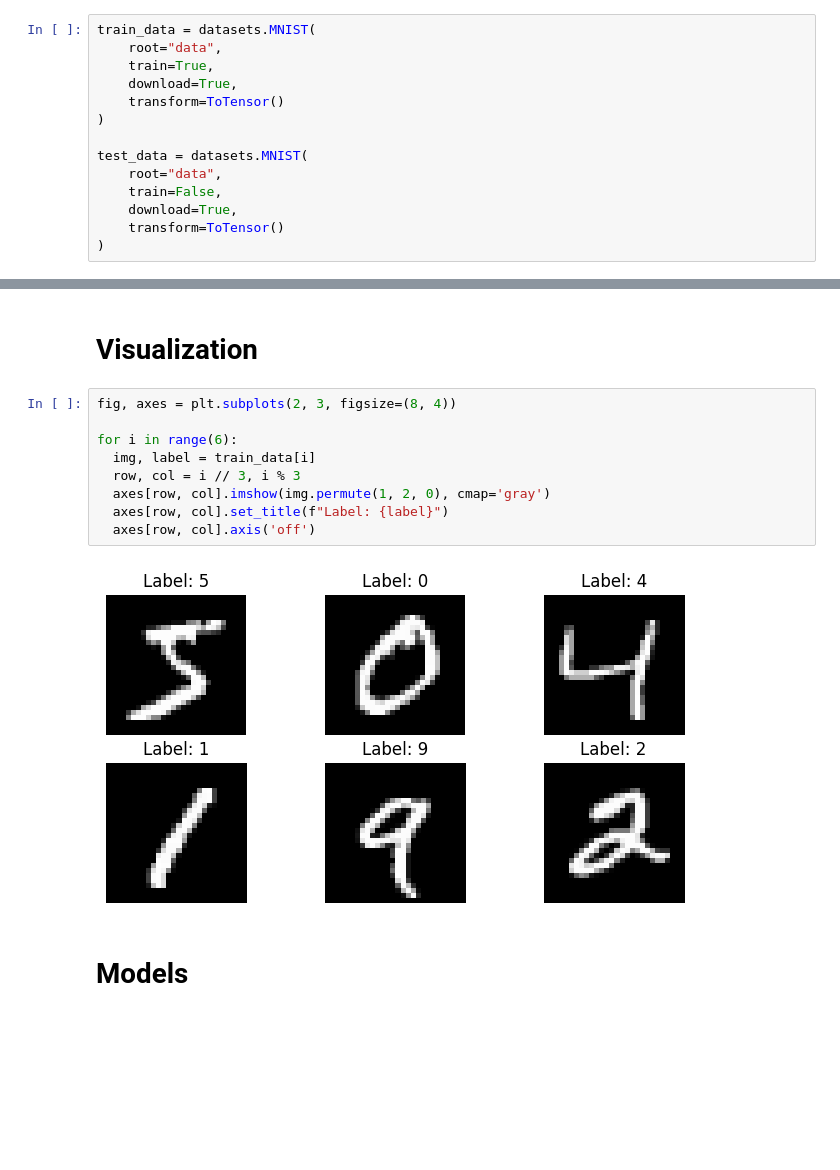
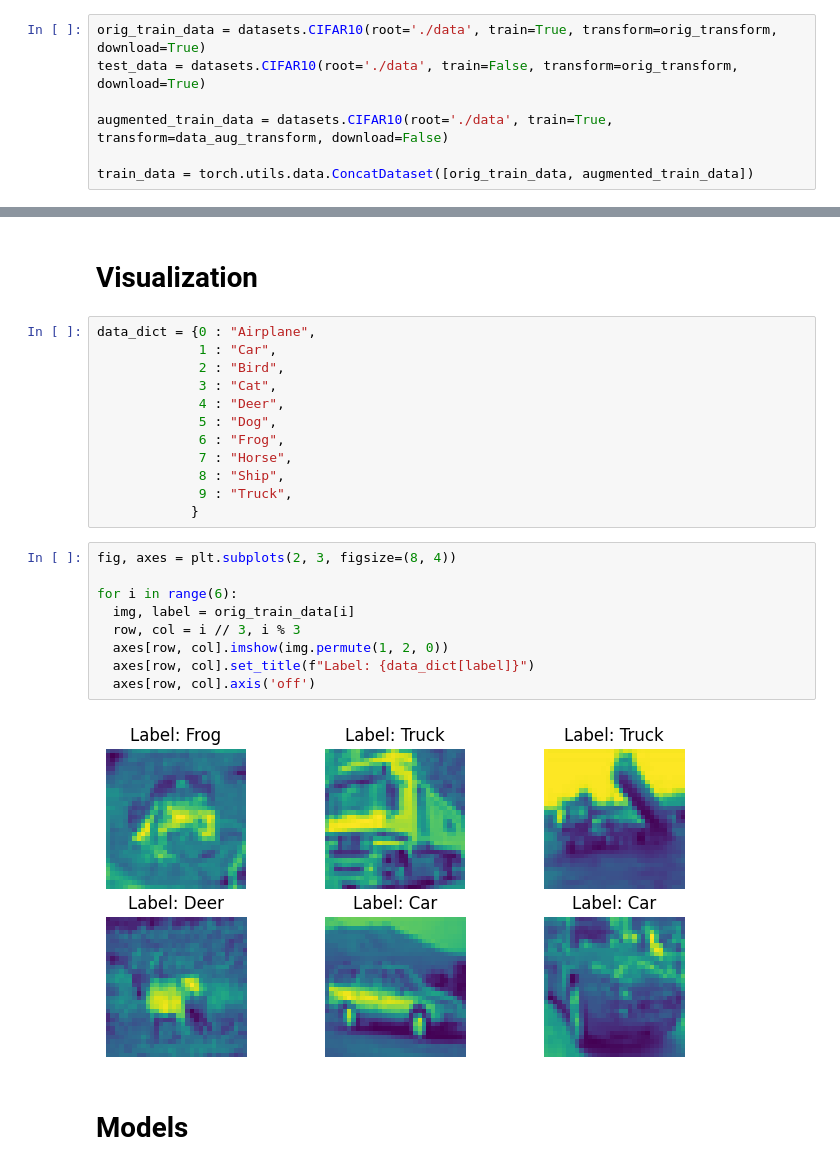
Before and after one commit to kuomat/image_playground, a Jupyter notebook: pytorch_cnn.ipynb, the cells around one changed output, grey strips where cells are left out. Cells and saved outputs as stored; diff of their text form; blank space fills up the shorter version.

```diff
--- a/pytorch_cnn.ipynb
+++ b/pytorch_cnn.ipynb
@@ -23,15 +34,8 @@ transform = transforms.Compose([
 # %%
-train_data = datasets.MNIST(
-    root="data",
-    train=True,
-    download=True,
-    transform=ToTensor()
-)
+orig_train_data = datasets.CIFAR10(root='./data', train=True, transform=orig_transform, download=True)
+test_data = datasets.CIFAR10(root='./data', train=False, transform=orig_transform, download=True)
 
-test_data = datasets.MNIST(
-    root="data",
-    train=False,
-    download=True,
-    transform=ToTensor()
-)
+augmented_train_data = datasets.CIFAR10(root='./data', train=True, transform=data_aug_transform, download=False)
+
+train_data = torch.utils.data.ConcatDataset([orig_train_data, augmented_train_data])
 # %% [output]
@@ -59,17 +58,29 @@ train_loader = torch.utils.data.DataLoader(train_data, batch_size=batch, shuffle
 test_loader = torch.utils.data.DataLoader(test_data, batch_size=batch, shuffle=True, num_workers=0)
 # %% [markdown]
 # Visualization
+# %%
+data_dict = {0 : "Airplane",
+             1 : "Car",
+             2 : "Bird",
+             3 : "Cat",
+             4 : "Deer",
+             5 : "Dog",
+             6 : "Frog",
+             7 : "Horse",
+             8 : "Ship",
+             9 : "Truck",
+            }
 # %%
 fig, axes = plt.subplots(2, 3, figsize=(8, 4))
 
 for i in range(6):
-  img, label = train_data[i]
+  img, label = orig_train_data[i]
   row, col = i // 3, i % 3
-  axes[row, col].imshow(img.permute(1, 2, 0), cmap='gray')
-  axes[row, col].set_title(f"Label: {label}")
+  axes[row, col].imshow(img.permute(1, 2, 0))
+  axes[row, col].set_title(f"Label: {data_dict[label]}")
   axes[row, col].axis('off')
 # %% [output]
-[figure, old version]
+[figure, new version]
 # %% [markdown]
 # Models
 # %%
```
Also changed, not shown: parts of 26 cells of this notebook.
